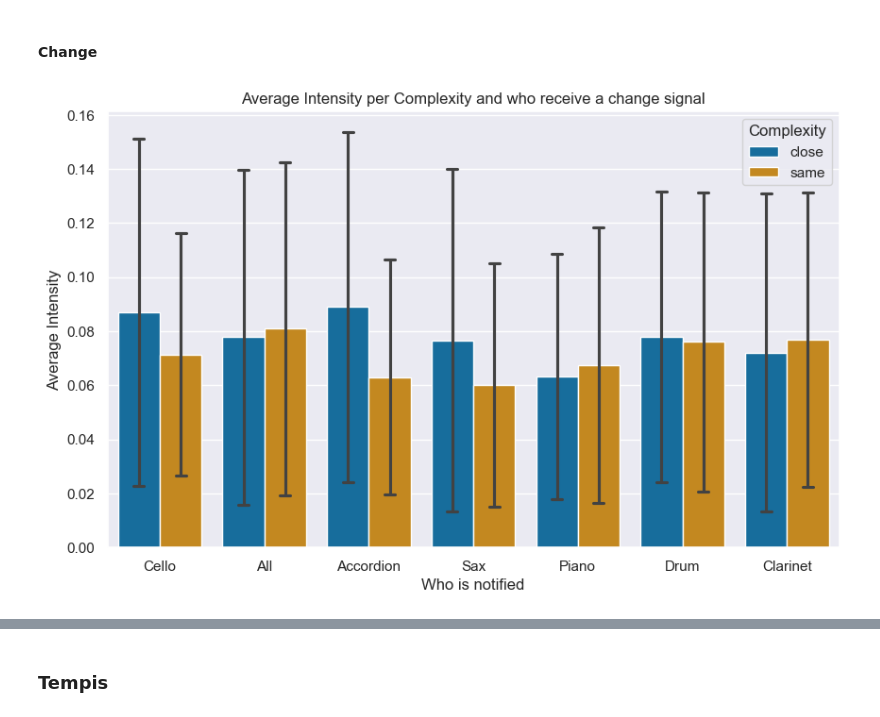
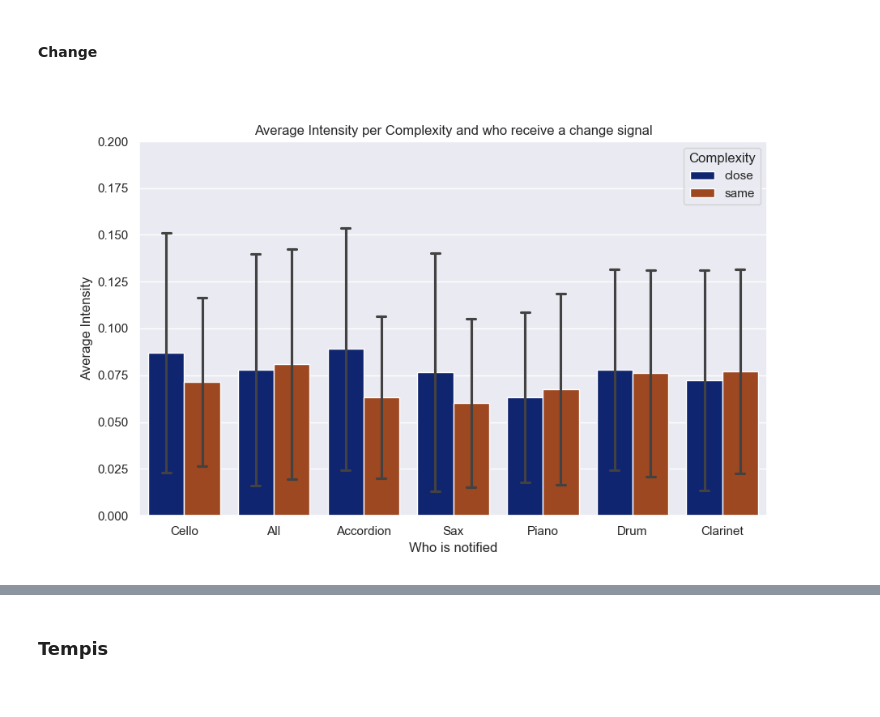
Before and after one commit to Haronicio/ismm-analyse-dsync, a Jupyter notebook: notebooks/Analysedsync_notebook.ipynb, the cells around one changed output, grey strips where cells are left out. Cells and saved outputs as stored; diff of their text form; code cells hidden in the pictures.

```diff
--- a/notebooks/Analysedsync_notebook.ipynb
+++ b/notebooks/Analysedsync_notebook.ipynb
@@ -685,11 +691,14 @@ Les données ont été sauvegardées dans mask_attack_intensity.csv
 # %% [markdown]
 ### Load dataframe of the 3 experiences
 # %%
-change_intensity = load_csv_dframe("change_intensity.csv")
+# CSV Intensitity
+change_intensity = load_csv("change_intensity.csv")
 
-mask_attack_intensity = load_csv_dframe("mask_attack_intensity.csv")
+mask_attack_intensity = load_csv("mask_attack_intensity.csv")
 
-click_tempo_intensity = load_csv_dframe("click_tempo_intensity.csv")
+click_tempo_intensity = load_csv("click_tempo_intensity.csv")
+
+df = click_tempo_intensity
 # %% [output]
 Fichier chargé avec succès. Aperçu des données :
 |  | t | intensity | exp_n | riot_n | musician | riot_type | factor1 | factor2 |
@@ -886,18 +1202,100 @@ plt.show()
 # %%
 df = change_intensity
 
 # grouped = df.groupby(['factor1', 'factor2'])['intensity'].agg(['mean', 'sem']).reset_index()
 
 # Maintenant, créons le bar plot avec Seaborn
 plt.figure(figsize=(10, 6))
 # sns.barplot(data=grouped, x='factor1', y='mean', hue='factor2', yerr=grouped['sem'], capsize=.2)
-sns.barplot(data=df, x='factor2', y='intensity',estimator='mean',errorbar=("sd"), hue='factor1', capsize=.2)
-
+axs = sns.barplot(data=df, x='factor2', y='intensity',estimator='mean',errorbar=("sd"), hue='factor1', capsize=.2,palette="dark")
+axs.set_ylim(0,0.2)
 plt.title('Average Intensity per Complexity and who receive a change signal')
 plt.xlabel('Who is notified')
 plt.ylabel('Average Intensity')
 plt.legend(title='Complexity')
 
 plt.show()
+
+# One vs All
+
+df = change_intensity.copy()
+
+df['factor2'] = np.where(df['factor2'] != 'All', 'One', df['factor2'])
+
+plt.figure(figsize=(10, 6))
+# sns.barplot(data=grouped, x='factor1', y='mean', hue='factor2', yerr=grouped['sem'], capsize=.2)
+axs = sns.barplot(data=df, x='factor2', y='intensity',estimator='mean',errorbar=("sd"), hue='factor1', capsize=.2,palette="dark")
+axs.set_ylim(0,0.2)
+plt.title('Average Intensity per Complexity and who receive a change signal')
+plt.xlabel('Who is notified')
+plt.ylabel('Average Intensity')
+plt.legend(title='Complexity')
+
+plt.show()
+
+df = change_intensity[(change_intensity['riot_type'] == 'head')].copy()
+
+# grouped = df.groupby(['factor1', 'factor2'])['intensity'].agg(['mean', 'sem']).reset_index()
+
+# Maintenant, créons le bar plot avec Seaborn
+plt.figure(figsize=(10, 6))
+# sns.barplot(data=grouped, x='factor1', y='mean', hue='factor2', yerr=grouped['sem'], capsize=.2)
+axs = sns.barplot(data=df, x='factor2', y='intensity',estimator='mean',errorbar=("sd"), hue='factor1', capsize=.2,palette="dark")
+axs.set_ylim(0,0.2)
+plt.title('Average Intensity per Complexity and who receive a change signal (Riot Type : Head)')
+plt.xlabel('Who is notified')
+plt.ylabel('Average Intensity')
+plt.legend(title='Complexity')
+
+plt.show()
+
+# One vs All
+
+df = change_intensity[(change_intensity['riot_type'] == 'head')].copy()
+
+df['factor2'] = np.where(df['factor2'] != 'All', 'One', df['factor2'])
+
+plt.figure(figsize=(10, 6))
+# sns.barplot(data=grouped, x='factor1', y='mean', hue='factor2', yerr=grouped['sem'], capsize=.2)
+axs = sns.barplot(data=df, x='factor2', y='intensity',estimator='mean',errorbar=("sd"), hue='factor1', capsize=.2,palette="dark")
+axs.set_ylim(0,0.2)
+plt.title('Average Intensity per Complexity and who receive a change signal (Riot Type : Head)')
+plt.xlabel('Who is notified')
+plt.ylabel('Average Intensity')
+plt.legend(title='Complexity')
+
+plt.show()
+
+df = change_intensity[(change_intensity['riot_type'] == 'arm')].copy()
+# grouped = df.groupby(['factor1', 'factor2'])['intensity'].agg(['mean', 'sem']).reset_index()
+
+# Maintenant, créons le bar plot avec Seaborn
+plt.figure(figsize=(10, 6))
+# sns.barplot(data=grouped, x='factor1', y='mean', hue='factor2', yerr=grouped['sem'], capsize=.2)
+axs = sns.barplot(data=df, x='factor2', y='intensity',estimator='mean',errorbar=("sd"), hue='factor1', capsize=.2,palette="dark")
+axs.set_ylim(0,0.2)
+plt.title('Average Intensity per Complexity and who receive a change signal (Riot Type : Arm)')
+plt.xlabel('Who is notified')
+plt.ylabel('Average Intensity')
+plt.legend(title='Complexity')
+
+plt.show()
+
+# One vs All
+
+df = change_intensity[(change_intensity['riot_type'] == 'arm')].copy()
+
+df['factor2'] = np.where(df['factor2'] != 'All', 'One', df['factor2'])
+
+plt.figure(figsize=(10, 6))
+# sns.barplot(data=grouped, x='factor1', y='mean', hue='factor2', yerr=grouped['sem'], capsize=.2)
+axs = sns.barplot(data=df, x='factor2', y='intensity',estimator='mean',errorbar=("sd"), hue='factor1', capsize=.2,palette="dark")
+axs.set_ylim(0,0.2)
+plt.title('Average Intensity per Complexity and who receive a change signal (Riot Type : Arm)')
+plt.xlabel('Who is notified')
+plt.ylabel('Average Intensity')
+plt.legend(title='Complexity')
+
+plt.show()
 # %% [output]
-[figure, old version]
+[figure, new version]
```
Also changed, not shown: parts of 36 cells of this notebook, 22 other files.
